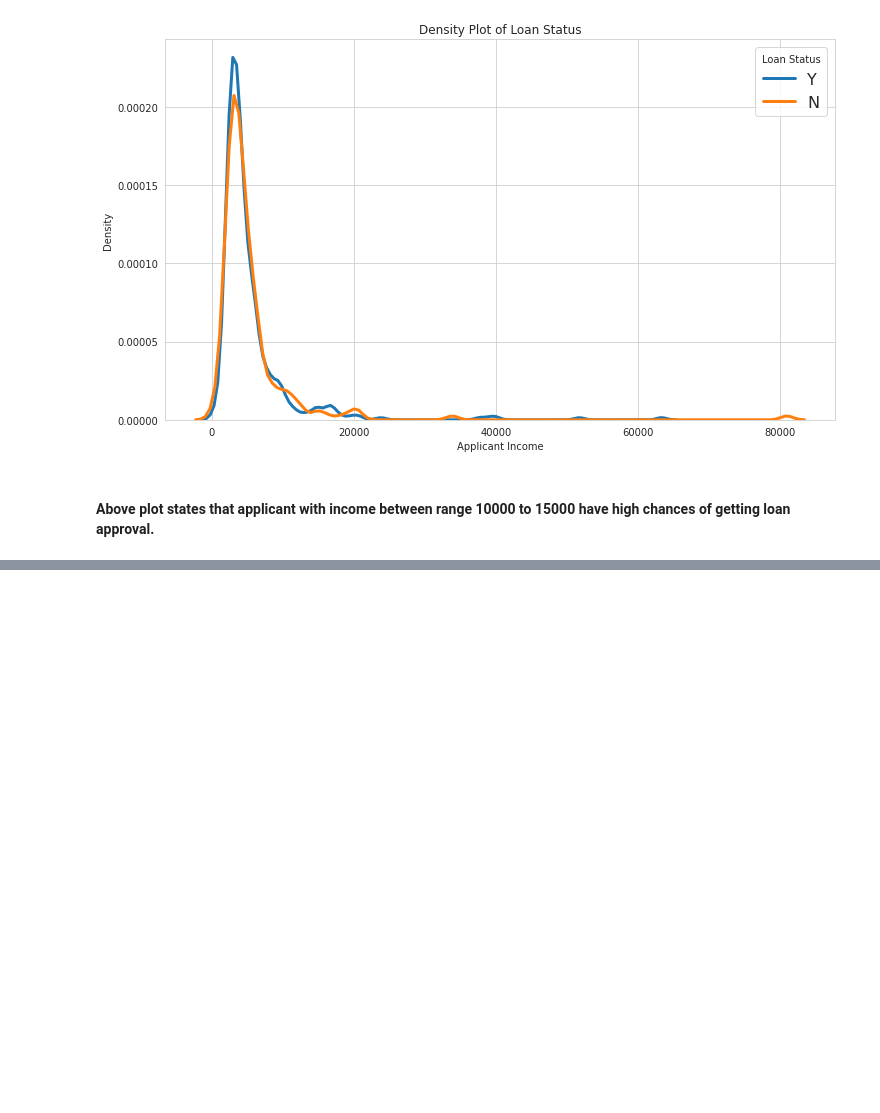
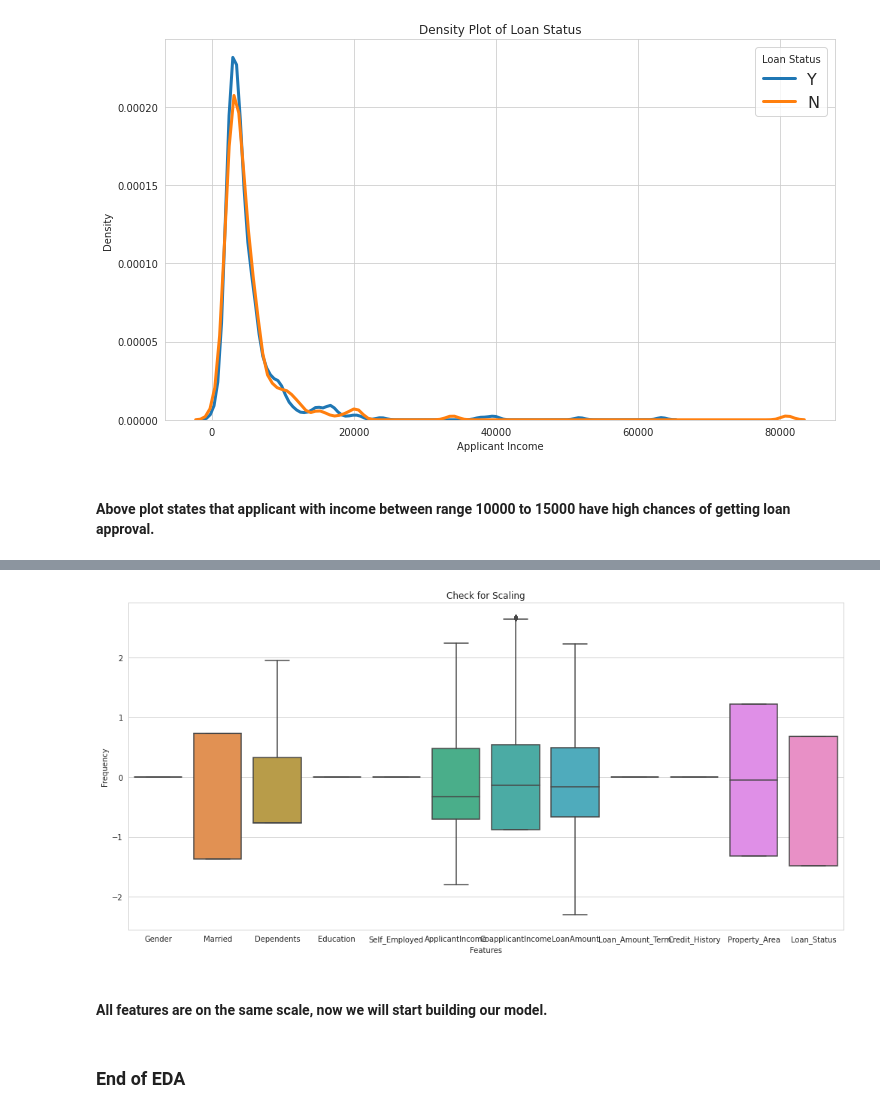
Before and after one commit to Abhishek768/Analytics_Vidhya_Loan_Prediction, a Jupyter notebook: loan_prediction.ipynb, the cells around one changed output, grey strips where cells are left out. Drawn from its saved outputs; the diff is of its cells as text; code cells hidden in the pictures; blank space fills up the shorter version.

```diff
--- a/loan_prediction.ipynb
+++ b/loan_prediction.ipynb
@@ -297,0 +356,18 @@ plt.ylabel('Density');
+# %%
+scalar = StandardScaler()
+# %%
+temp = scalar.fit_transform(df)
+df = pd.DataFrame(data=temp, columns=df.columns)
+# %%
+plt.figure(figsize=(14,7));
+sns.boxplot(data=df);
+plt.title('Check for Scaling');
+plt.xlabel('Features');
+plt.ylabel('Frequency');
+plt.tight_layout()
+# %% [output]
+[figure, added]
+# %% [markdown]
+#### All features are on the same scale, now we will start building our model.
+# %% [markdown]
+### End of EDA
```
Also changed, not shown: parts of 11 cells of this notebook.
